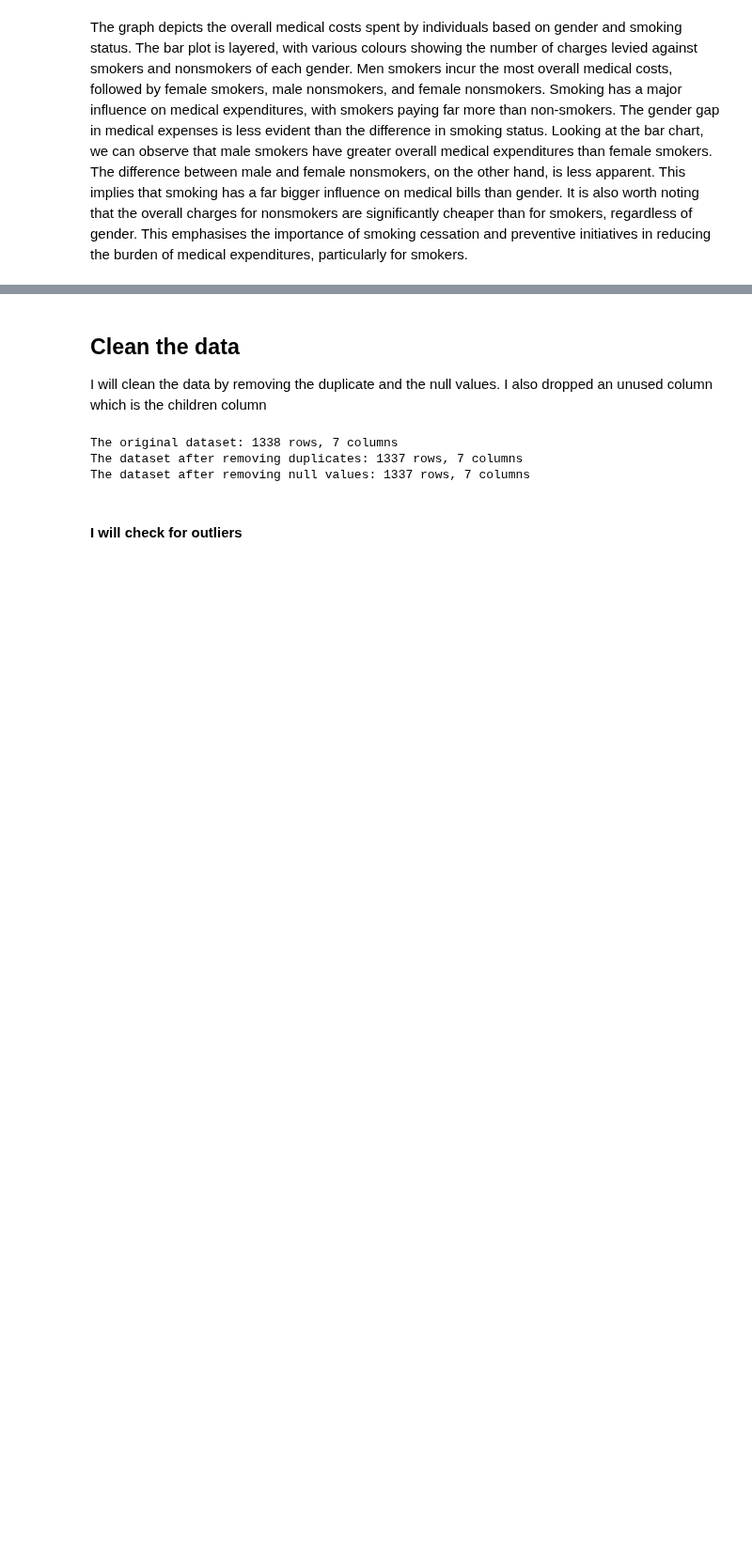
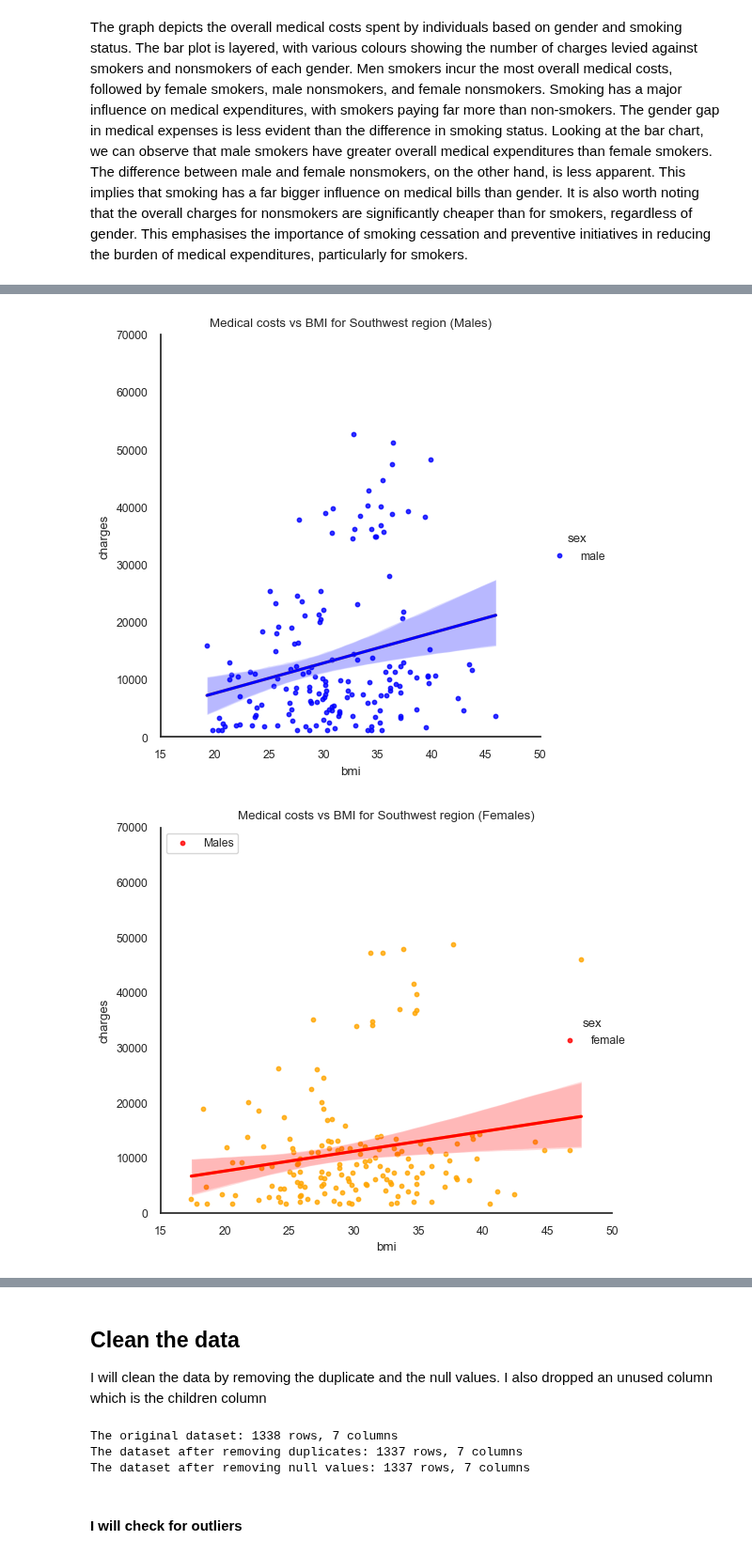
Before and after one commit to ubco-W2022T2-data301/project-group-group40, a Jupyter notebook: analysis/analysis2.ipynb, the cells around one changed output, grey strips where cells are left out. Shown at 94% size. Cells and saved outputs as stored; diff of their text form; code cells hidden in the pictures; blank space fills up the shorter version.

```diff
--- a/analysis/analysis2.ipynb
+++ b/analysis/analysis2.ipynb
@@ -69,0 +115,46 @@ Looking at the bar chart, we can observe that male smokers have greater overall
+# %%
+import seaborn as sns
+import matplotlib.pyplot as plt
+
+male_data = df[df['sex'] == 'male']
+female_data = df[df['sex'] == 'female']
+
+colors = {'northeast': 'blue', 'southeast': 'green', 'southwest': 'orange', 'northwest': 'red'}
+
+for region in df['region'].unique():
+    region_data = df[df['region'] == region]
+    male_region_data = male_data[male_data['region'] == region]
+    female_region_data = female_data[female_data['region'] == region]
+
+    sns.lmplot(x='bmi', y='charges', data=male_region_data, hue='sex', palette={'male': 'blue'}, scatter_kws={'s': 10})
+    plt.title('Medical costs vs BMI for {} region (Males)'.format(region.capitalize()))
+    plt.xlabel('BMI')
+    plt.ylabel('Medical Costs')
+    plt.xlim(15, 50)
+    plt.ylim(0, 70000)
+
+    male_regression = sns.regplot(x='bmi', y='charges', data=male_region_data, color='blue', scatter=False)
+
+    sns.lmplot(x='bmi', y='charges', data=female_region_data, hue='sex', palette={'female': 'red'}, scatter_kws={'s': 10})
+    plt.title('Medical costs vs BMI for {} region (Females)'.format(region.capitalize()))
+    plt.xlabel('BMI')
+    plt.ylabel('Medical Costs')
+    plt.xlim(15, 50)
+    plt.ylim(0, 70000)
+
+    female_regression = sns.regplot(x='bmi', y='charges', data=female_region_data, color='red', scatter=False)
+
+    handles, labels = plt.gca().get_legend_handles_labels()
+    handles = [handles[0]] # update handles to remove second handle
+    labels = ['Males', 'Females']
+    plt.gca().legend(handles, labels, loc='upper left')
+
+    male_regression.lines[0].set_color(colors[region])
+    female_regression.lines[0].set_color(colors[region])
+    handles[0].set_color(colors[region])
+
+    plt.tight_layout()
+    plt.show()
+# %% [output]
+[figure, added]
+[figure, added]
```
Also changed, not shown: parts of 7 cells of this notebook, 6 other files.
